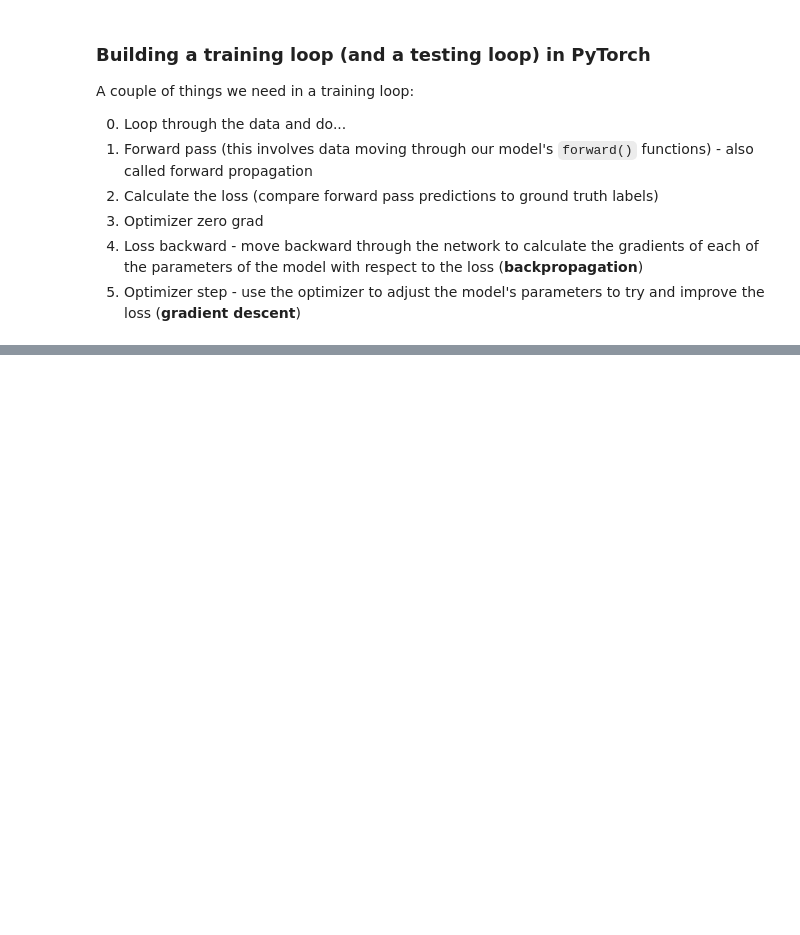
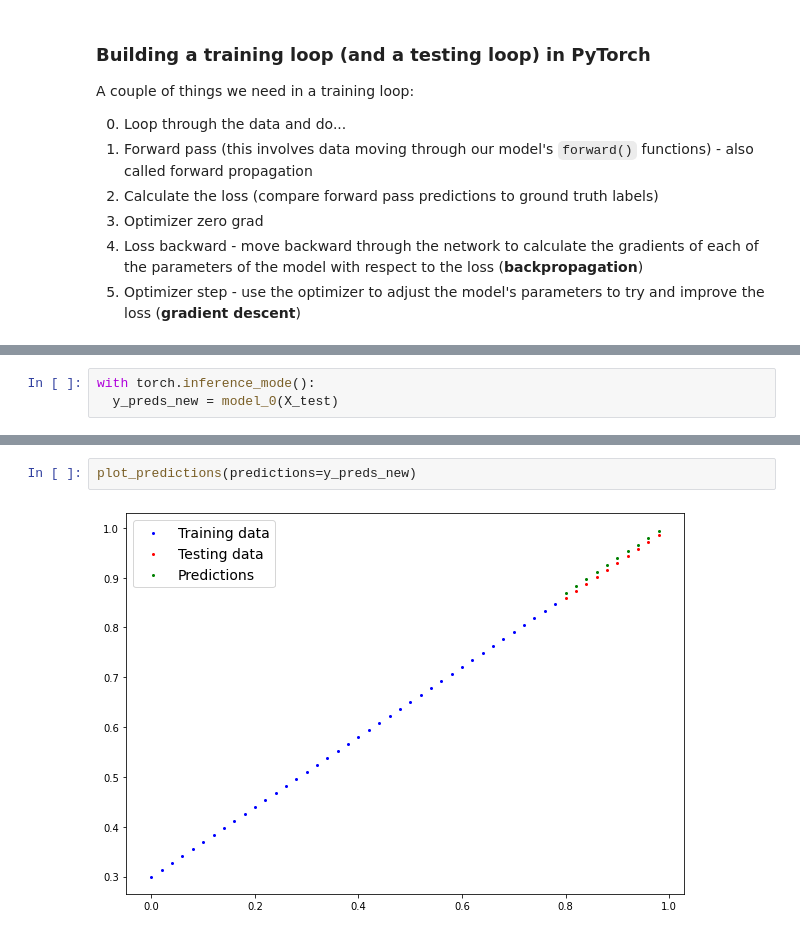
Before and after one commit to Amit-Ramrakhyani/PyTorch-Notebooks, a Jupyter notebook: 01_pytorch_workflow.ipynb, the cells around one changed output, grey strips where cells are left out. Drawn from its saved outputs; the diff is of its cells as text; blank space fills up the shorter version.

```diff
--- a/01_pytorch_workflow.ipynb
+++ b/01_pytorch_workflow.ipynb
@@ -361,0 +441,3 @@ for epoch in range(epochs):
+# %%
+with torch.inference_mode():
+  y_preds_new = model_0(X_test)
@@ -361,0 +452,4 @@ for epoch in range(epochs):
+# %%
+plot_predictions(predictions=y_preds_new)
+# %% [output]
+[figure, added]
```
Also changed, not shown: parts of 21 cells of this notebook.
